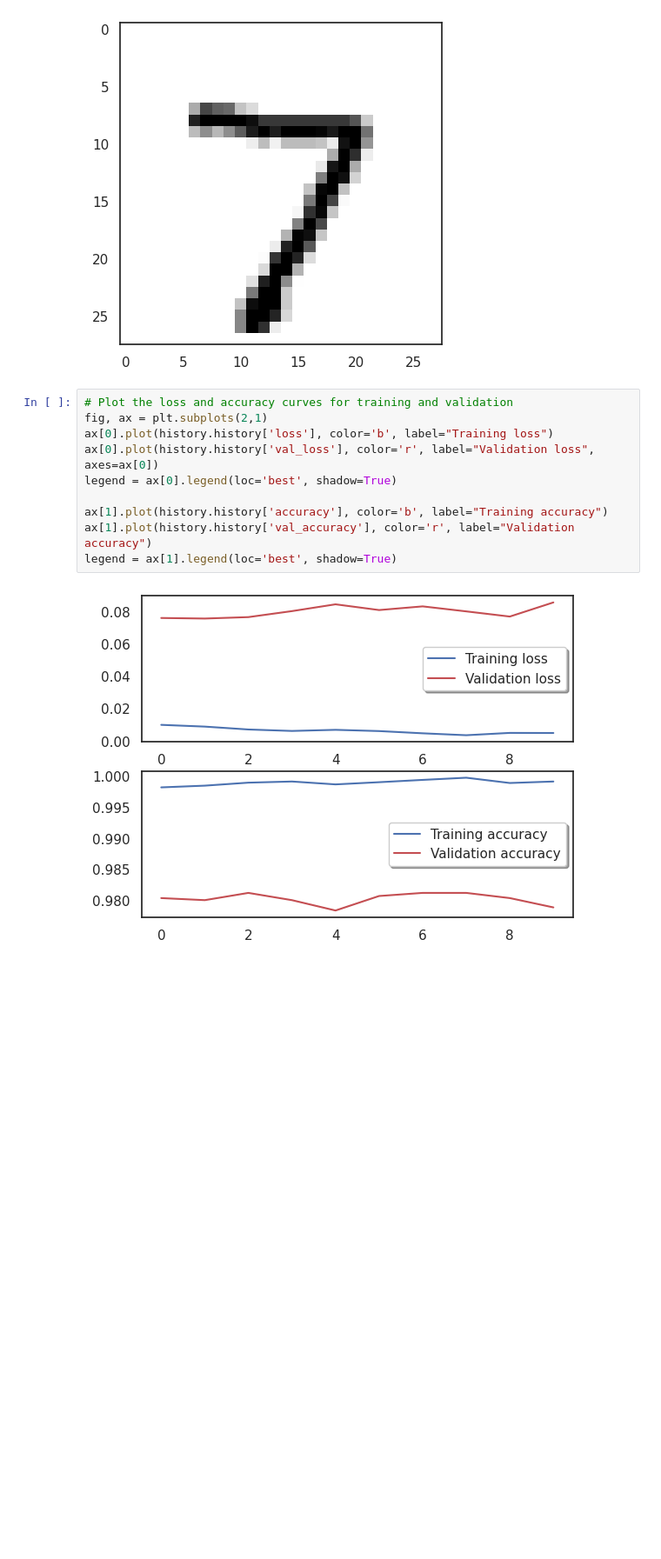
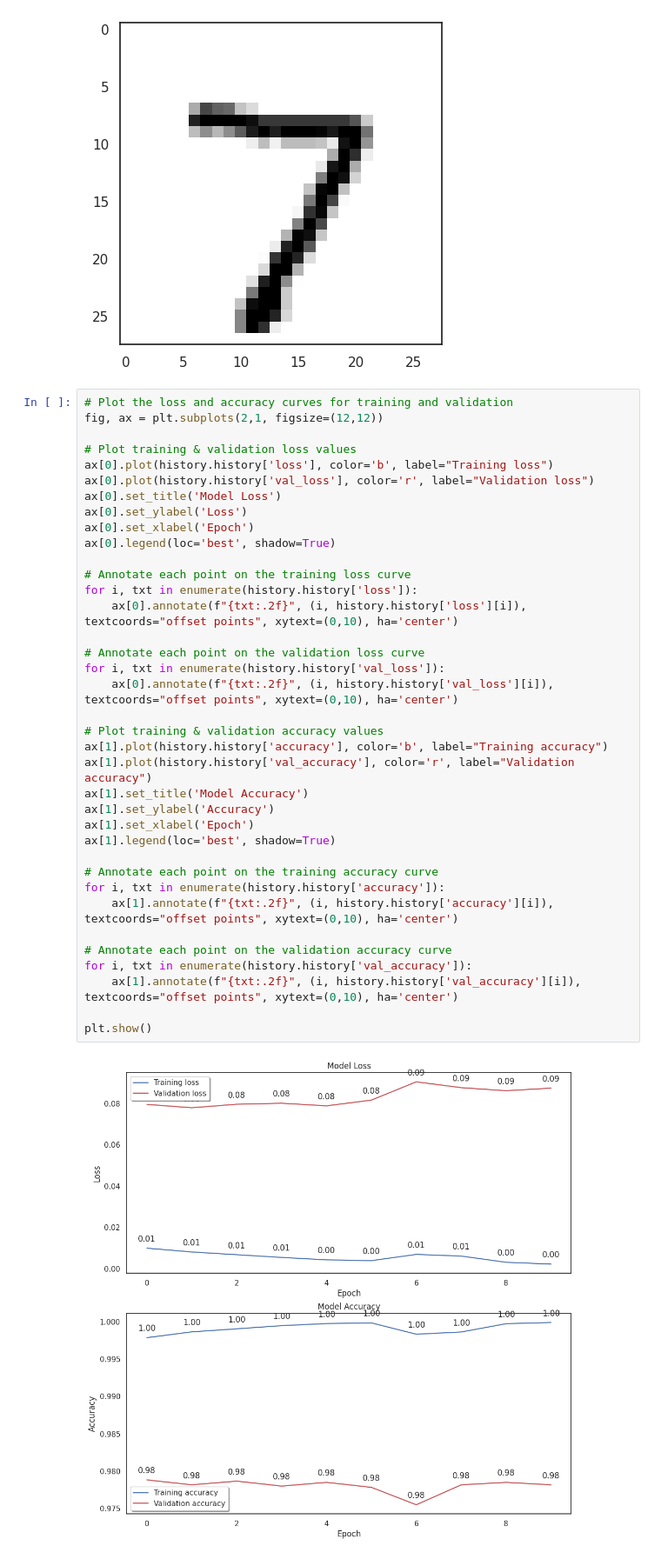
Before and after one commit to tasfique/Image-Classification-with-CNN, a Jupyter notebook: Image_Classification_with_CNN.ipynb, the cells around one changed output. Shown at 87% size. Saved outputs shown, nothing was run; the diff lists cells and outputs as text; blank space fills up the shorter version.

```diff
--- a/Image_Classification_with_CNN.ipynb
+++ b/Image_Classification_with_CNN.ipynb
@@ -164,16 +164,43 @@ plt.show()
 [figure]
 # %%
 # Plot the loss and accuracy curves for training and validation
-fig, ax = plt.subplots(2,1)
+fig, ax = plt.subplots(2,1, figsize=(12,12))
+
+# Plot training & validation loss values
 ax[0].plot(history.history['loss'], color='b', label="Training loss")
-ax[0].plot(history.history['val_loss'], color='r', label="Validation loss", axes=ax[0])
-legend = ax[0].legend(loc='best', shadow=True)
+ax[0].plot(history.history['val_loss'], color='r', label="Validation loss")
+ax[0].set_title('Model Loss')
+ax[0].set_ylabel('Loss')
+ax[0].set_xlabel('Epoch')
+ax[0].legend(loc='best', shadow=True)
 
+# Annotate each point on the training loss curve
+for i, txt in enumerate(history.history['loss']):
+    ax[0].annotate(f"{txt:.2f}", (i, history.history['loss'][i]), textcoords="offset points", xytext=(0,10), ha='center')
+
+# Annotate each point on the validation loss curve
+for i, txt in enumerate(history.history['val_loss']):
+    ax[0].annotate(f"{txt:.2f}", (i, history.history['val_loss'][i]), textcoords="offset points", xytext=(0,10), ha='center')
+
+# Plot training & validation accuracy values
 ax[1].plot(history.history['accuracy'], color='b', label="Training accuracy")
 ax[1].plot(history.history['val_accuracy'], color='r', label="Validation accuracy")
-legend = ax[1].legend(loc='best', shadow=True)
+ax[1].set_title('Model Accuracy')
+ax[1].set_ylabel('Accuracy')
+ax[1].set_xlabel('Epoch')
+ax[1].legend(loc='best', shadow=True)
+
+# Annotate each point on the training accuracy curve
+for i, txt in enumerate(history.history['accuracy']):
+    ax[1].annotate(f"{txt:.2f}", (i, history.history['accuracy'][i]), textcoords="offset points", xytext=(0,10), ha='center')
+
+# Annotate each point on the validation accuracy curve
+for i, txt in enumerate(history.history['val_accuracy']):
+    ax[1].annotate(f"{txt:.2f}", (i, history.history['val_accuracy'][i]), textcoords="offset points", xytext=(0,10), ha='center')
+
+plt.show()
 # %% [output]
-[figure, old version]
+[figure, new version]
 # %%
 # Evaluate the model on the test set
 test_loss, test_accuracy = model.evaluate(X_test, Y_test)
```
Also changed, not shown: parts of 4 cells of this notebook.
